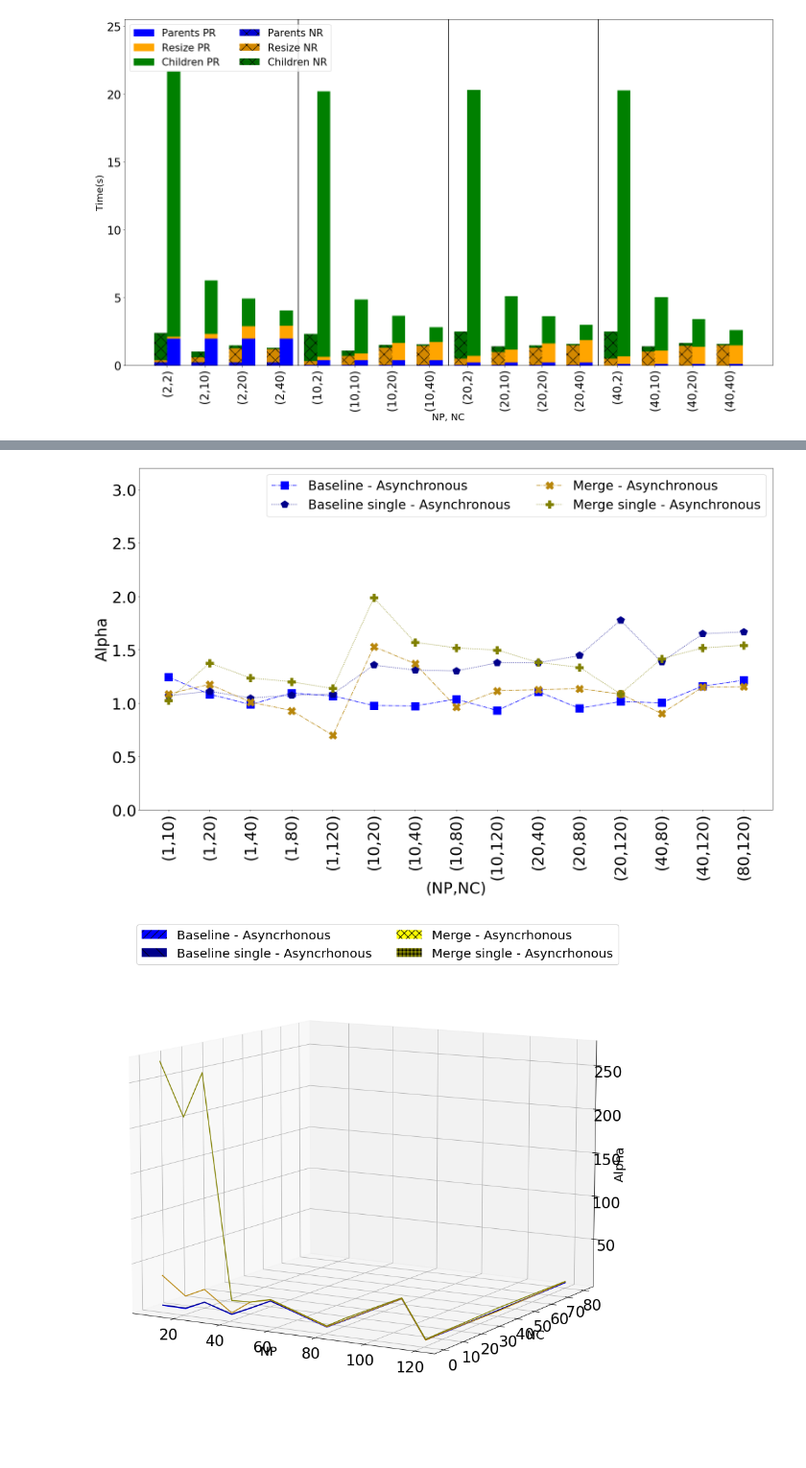
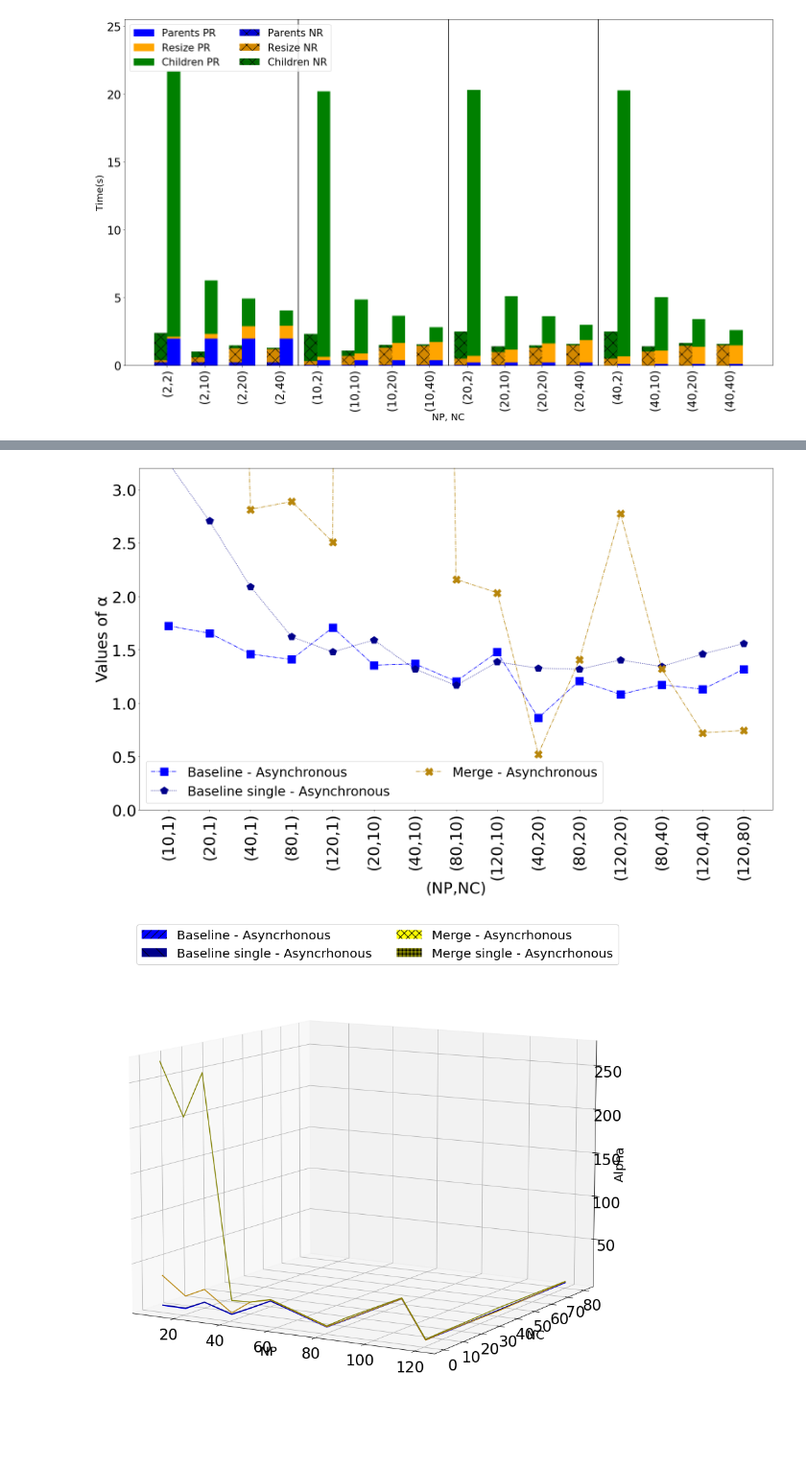
Before and after one commit to hpca-uji/Proteo, a Jupyter notebook: Analysis/analyser.ipynb, the cells around one changed output, grey strips where cells are left out. Shown at 96% size. Saved outputs shown, nothing was run; the diff lists cells and outputs as text; code cells hidden in the pictures.

```diff
--- a/Analysis/analyser.ipynb
+++ b/Analysis/analyser.ipynb
@@ -21,7 +21,8 @@ matrixIt_Total="data_L_Total.csv"
 n_qty=6 #CAMBIAR SEGUN LA CANTIDAD DE NODOS USADOS
 n_groups= 2
 repet = 10 #CAMBIAR EL NUMERO SEGUN NUMERO DE EJECUCIONES POR CONFIG
-time_constant = True # Cambiar segun el speedUp usado
+time_constant = False # Cambiar segun el speedUp usado
+speedup = 0.66 # Porcentaje del speedup ideal
 
 p_value = 0.05
 values = [2, 10, 20, 40]
@@ -245,8 +246,8 @@ for cst_aux in [0,1,2,3]:
                         iter_time_aux1 = dfLT_aux[dfLT_aux["index"] == index1_aux]['Time'].values
                         iter_time_aux2 = dfLT_aux[dfLT_aux["index"] == index2_aux]['Time'].values
                         if not time_constant:
-                            iter_time_aux1 = iter_time_aux1 / np_aux
-                            iter_time_aux2 = iter_time_aux2 / np_aux
+                            iter_time_aux1 = (iter_time_aux1 / np_aux) / speedup
+                            iter_time_aux2 = (iter_time_aux2 / np_aux) / speedup
                         iter_Atime_aux1 = dfLT_aux[dfLT_aux["index"] == index1_aux]['TiA'].values
                         iter_Atime_aux2 = dfLT_aux[dfLT_aux["index"] == index2_aux]['TiA'].values
                         value4_aux = (iter_Atime_aux1/iter_time_aux1 + iter_Atime_aux1/iter_time_aux2) / 2
@@ -727,5 +728,5 @@ graphic_iker(array_aux, title, title_y, "(NP, NC)", handles, used_labels, v_line
 # %%
-used_direction='e'
+used_direction='s'
 
 if used_direction=='s':
     dfM_aux=dfM.query('NP > NS')
@@ -905,16 +906,17 @@ for cst_aux in [0,1,2,3]:
         f.tight_layout()
         f.savefig("Images/Spawn/Boxplot_"+name_fig+"_"+test_parameter+"_"+labelsMethods[cst_aux*2 + css_aux]+".png", format="png")
 # %%
-used_direction='e'
+used_direction='s'
 test_parameter='alpha' #Valores son "alpha" o "omega"
 
 if test_parameter == 'alpha':
     name_fig="Alpha_"
     real_parameter='Alpha_A'
+    name_legend = "Values of α"
 elif test_parameter == 'omega':
     name_fig="Omega_"
     real_parameter='Omega_A'
-
+    name_legend = "Values of ω"
 df_aux=grouped_aggM
 if used_direction=='s':
     df_aux=df_aux.query('NP > NS')
@@ -930,35 +932,35 @@ elif used_direction=='a':
     name_fig= name_fig+"All"
 
 x = np.arange(len(used_labels))
 
 f=plt.figure(figsize=(22, 14))
 ax=f.add_subplot(111)
 ax.set_xlabel("(NP,NC)", fontsize=36)
-ax.set_ylabel(test_parameter.capitalize(), fontsize=36)
+ax.set_ylabel(name_legend, fontsize=36)
 plt.xticks(x, used_labels,rotation=90)
 ax.tick_params(axis='both', which='major', labelsize=36)
 ax.tick_params(axis='both', which='minor', labelsize=36)
 
 for cst_aux in [1,3]:
     df_aux2 = df_aux.query('Cst == @cst_aux')
     for css_aux in [0,1]:
         if cst_aux == 3 and css_aux == 1 and used_direction == 's':
             continue
         array_aux = df_aux2.query('Css == @css_aux')
         if used_direction=='s':
             array_aux = array_aux.sort_values(by=['NS'])
         array_aux = array_aux[real_parameter].values
         style_aux = cst_aux*2 + css_aux
         ax.plot(x, array_aux, color=colors_spawn[style_aux], linestyle=linestyle_spawn[style_aux%4], \
                 marker=markers_spawn[style_aux], markersize=18, label=labelsMethods[style_aux])
 
 ax.set_ylim(0,3.2)
 plt.legend(loc='best', fontsize=30,ncol=2,framealpha=1)
 
 f.tight_layout()
 f.savefig("Images/Spawn/LinePlot_"+name_fig+".png", format="png")
 # %% [output]
-[figure, old version]
+[figure, new version]
 # %%
 used_direction='s'
 test_parameter='alpha' #Valores son "alpha" o "omega"
```
Also changed, not shown: parts of 17 cells of this notebook.
